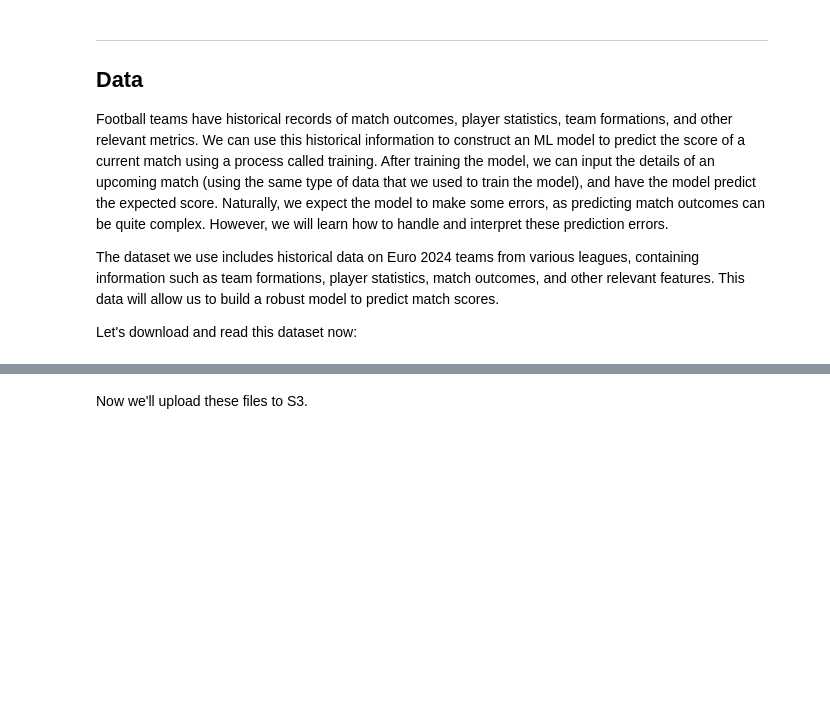
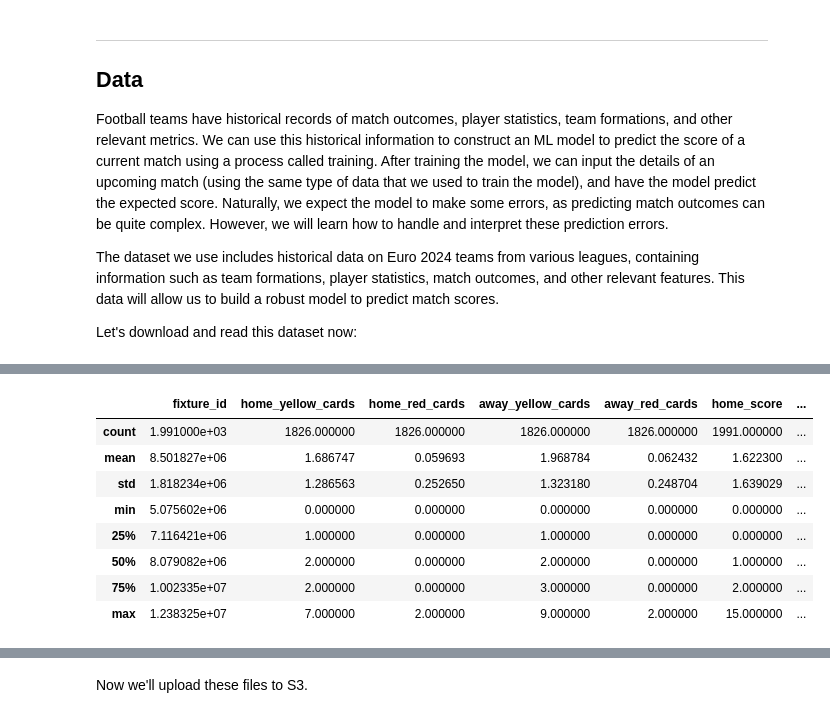
Before and after one commit to zvilsports/aws-tau-workshop, a Jupyter notebook: xgboost_euro_score.ipynb, the cells around one changed output, grey strips where cells are left out. Saved outputs shown, nothing was run; the diff lists cells and outputs as text; code cells hidden in the pictures; blank space fills up the shorter version.

```diff
--- a/xgboost_euro_score.ipynb
+++ b/xgboost_euro_score.ipynb
@@ -303,0 +190,13 @@ hist = fixtures.hist(bins=30, sharey=True, figsize=(10, 10))
+# %%
+# Summary statistics
+fixtures.describe()
+# %% [output]
+|  | fixture_id | home_yellow_cards | home_red_cards | away_yellow_cards | away_red_cards | home_score | ... |
+| count | 1.991000e+03 | 1826.000000 | 1826.000000 | 1826.000000 | 1826.000000 | 1991.000000 | ... |
+| mean | 8.501827e+06 | 1.686747 | 0.059693 | 1.968784 | 0.062432 | 1.622300 | ... |
+| std | 1.818234e+06 | 1.286563 | 0.252650 | 1.323180 | 0.248704 | 1.639029 | ... |
+| min | 5.075602e+06 | 0.000000 | 0.000000 | 0.000000 | 0.000000 | 0.000000 | ... |
+| 25% | 7.116421e+06 | 1.000000 | 0.000000 | 1.000000 | 0.000000 | 0.000000 | ... |
+| 50% | 8.079082e+06 | 2.000000 | 0.000000 | 2.000000 | 0.000000 | 1.000000 | ... |
+| 75% | 1.002335e+07 | 2.000000 | 0.000000 | 3.000000 | 0.000000 | 2.000000 | ... |
+| max | 1.238325e+07 | 7.000000 | 2.000000 | 9.000000 | 2.000000 | 15.000000 | ... |
```
Also changed, not shown: parts of 59 cells of this notebook, 6 other files.
